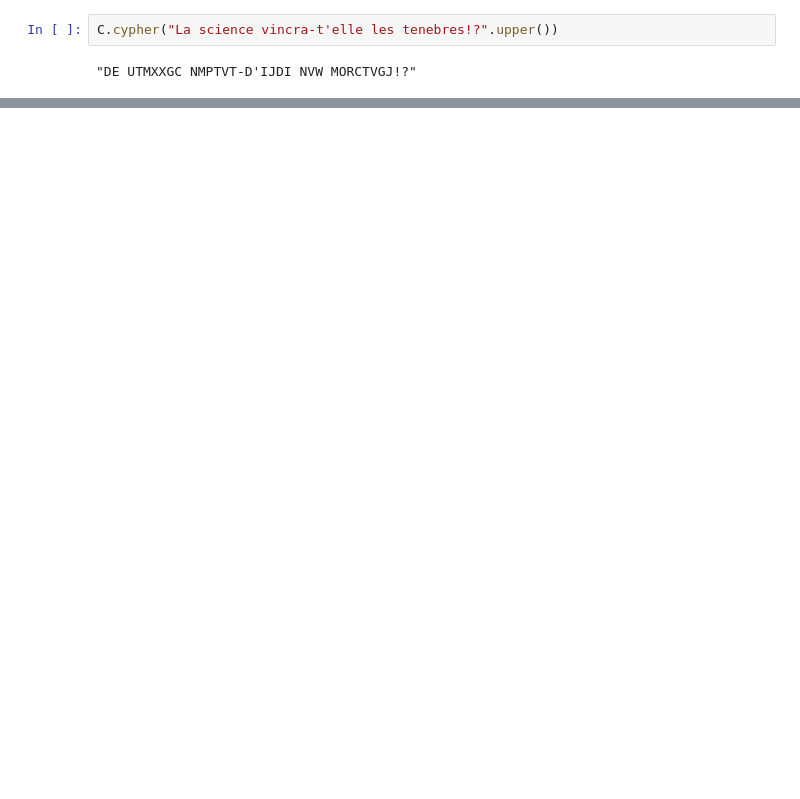
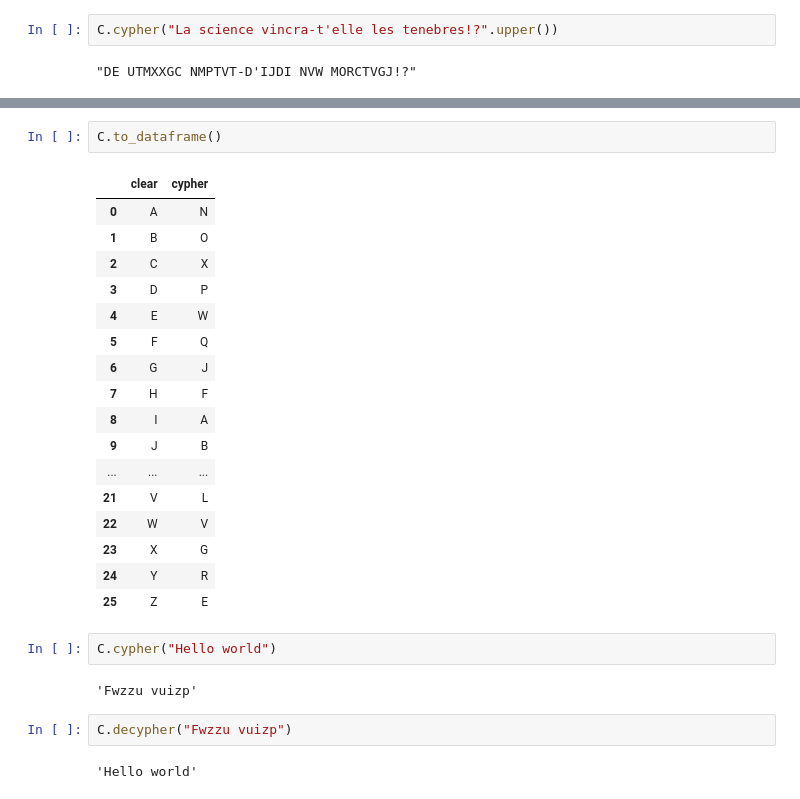
Before and after one commit to jlandercy/pysgrs, a Jupyter notebook: pysgrs/resources/notebooks/QuickStart.ipynb, the cells around one changed output, grey strips where cells are left out. Drawn from its saved outputs; the diff is of its cells as text; blank space fills up the shorter version.

```diff
--- a/pysgrs/resources/notebooks/QuickStart.ipynb
+++ b/pysgrs/resources/notebooks/QuickStart.ipynb
@@ -300,0 +308,28 @@ C.cypher("La science vincra-t'elle les tenebres!?".upper())
+# %%
+C.to_dataframe()
+# %% [output]
+|  | clear | cypher |
+| 0 | A | N |
+| 1 | B | O |
+| 2 | C | X |
+| 3 | D | P |
+| 4 | E | W |
+| 5 | F | Q |
+| 6 | G | J |
+| 7 | H | F |
+| 8 | I | A |
+| 9 | J | B |
+| ... | ... | ... |
+| 21 | V | L |
+| 22 | W | V |
+| 23 | X | G |
+| 24 | Y | R |
+| 25 | Z | E |
+# %%
+C.cypher("Hello world")
+# %% [output]
+'Fwzzu vuizp'
+# %%
+C.decypher("Fwzzu vuizp")
+# %% [output]
+'Hello world'
```
Also changed, not shown: parts of 6 cells of this notebook, 3 other files.
